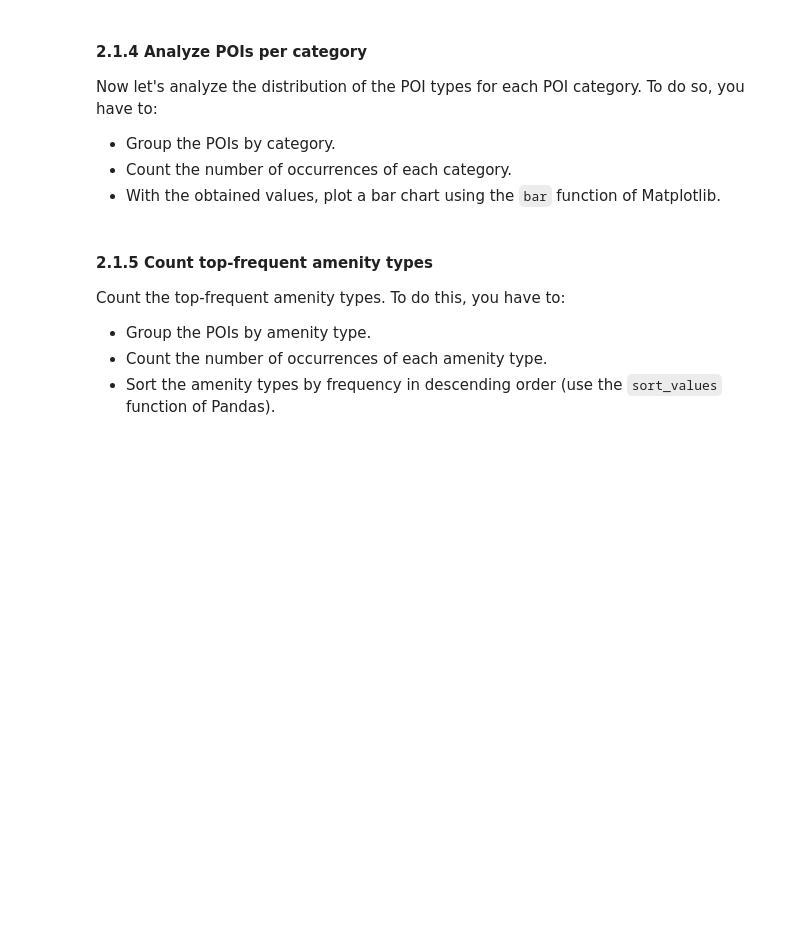
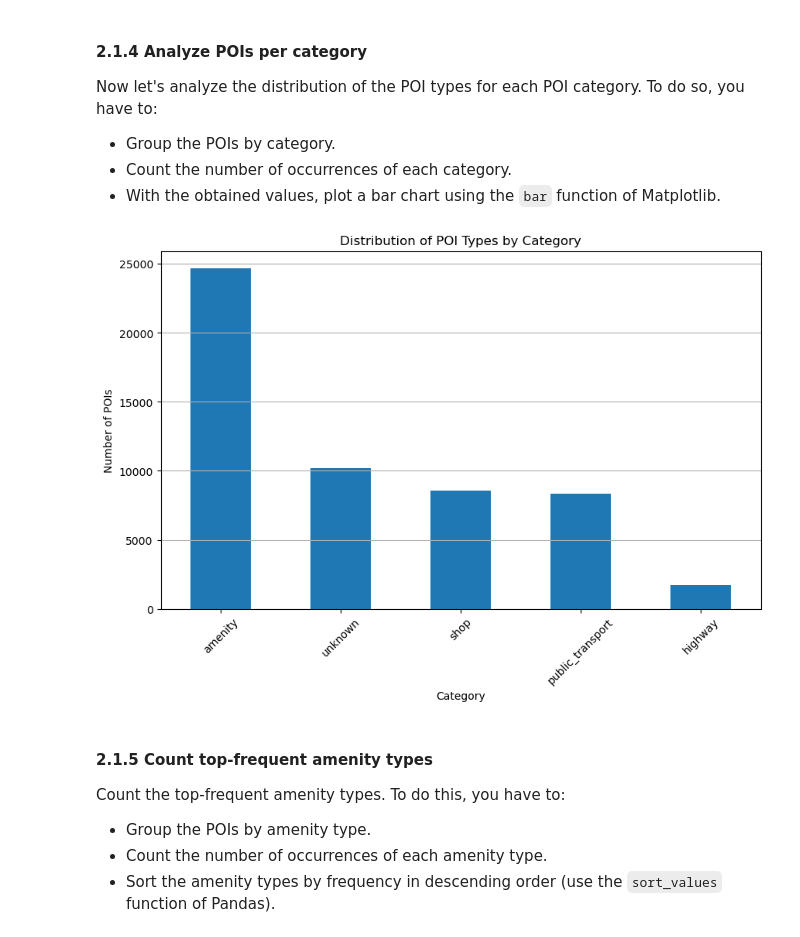
Before and after one commit to RenatoMignone/Machine-Learning-for-Networking, a Jupyter notebook: LAB/Lab 3/Lab3 - Pandas and Numpy.ipynb, the cells around one changed output. Cells and saved outputs as stored; diff of their text form; code cells hidden in the pictures; blank space fills up the shorter version.

```diff
--- a/LAB/Lab 3/Lab3 - Pandas and Numpy.ipynb
+++ b/LAB/Lab 3/Lab3 - Pandas and Numpy.ipynb
@@ -148,6 +242,25 @@ To do so, you have to:
 - Group the POIs by category.
 - Count the number of occurrences of each category.
 - With the obtained values, plot a bar chart using the `bar` function of Matplotlib.
+# %%
+
+category_counts = filtered_df['category'].value_counts()
+
+
+plt.figure(figsize=(10, 6))
+category_counts.plot(kind='bar')
+
+
+plt.title("Distribution of POI Types by Category")
+plt.xlabel("Category")
+plt.ylabel("Number of POIs")
+plt.xticks(rotation=45)
+plt.grid(axis='y')
+
+
+plt.show()
+# %% [output]
+[figure, added]
 # %% [markdown]
 
 #### 2.1.5 Count top-frequent amenity types
```
Also changed, not shown: parts of 15 cells of this notebook, 2 other files.
